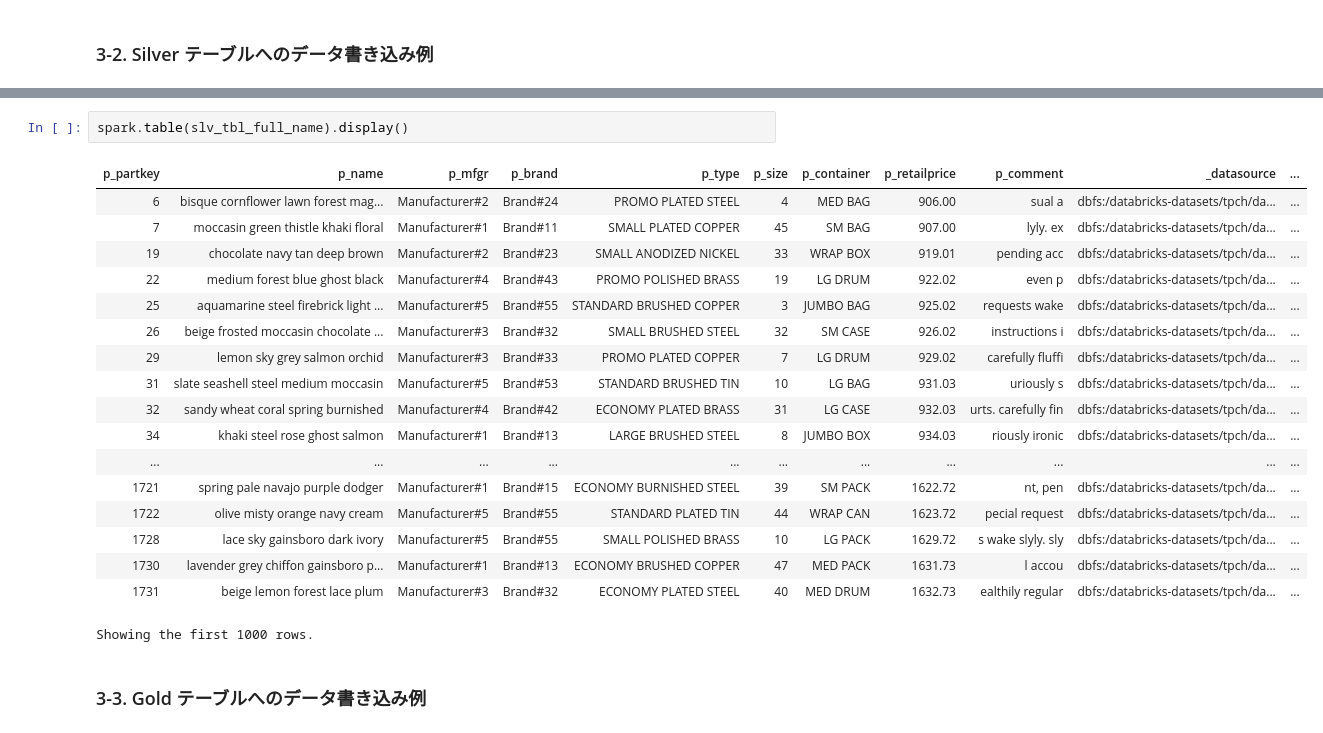
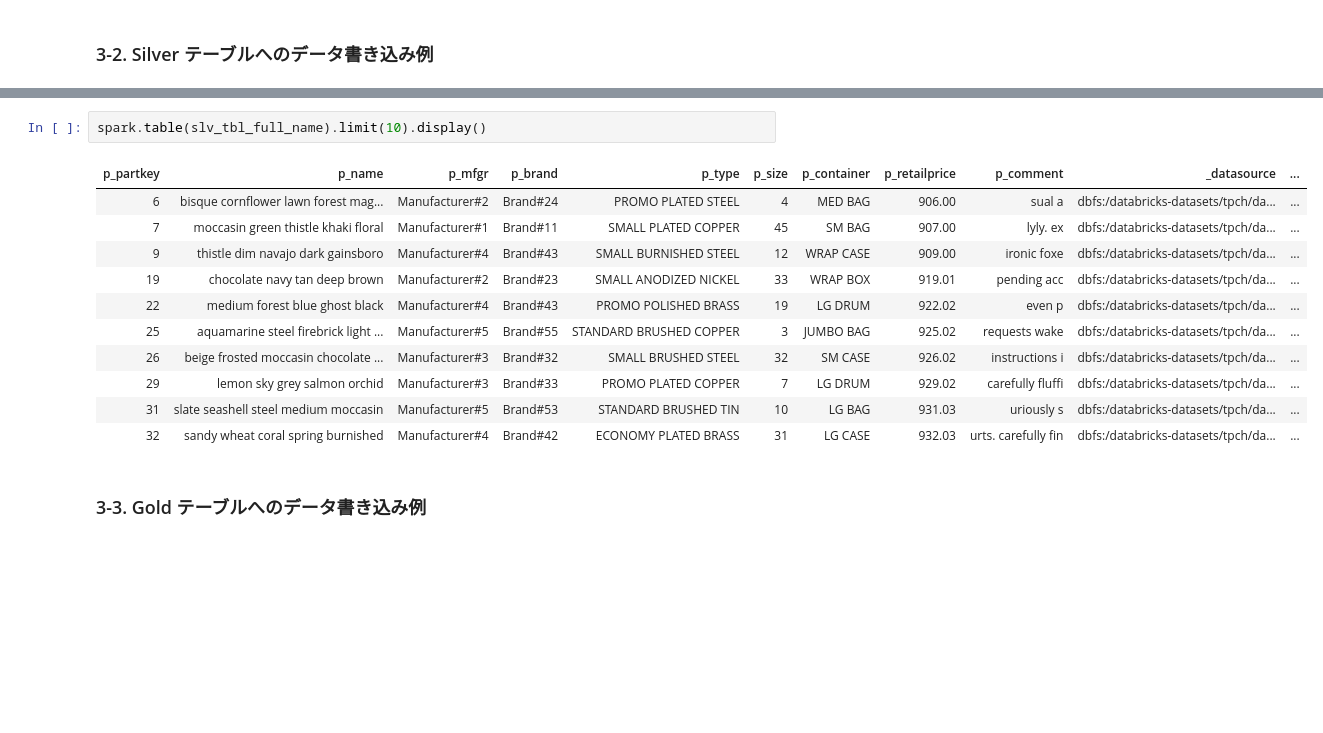
Before and after one commit to manabian-/databricks_development_practices, a Jupyter notebook: docs/jp/notebooks/T20__L100__010_PySpark によるデータエンジニアリング実践.ipynb, the cells around one changed output, grey strips where cells are left out. Cells and saved outputs as stored; diff of their text form; blank space fills up the shorter version.

```diff
--- a/docs/jp/notebooks/T20__L100__010_PySpark によるデータエンジニアリング実践.ipynb
+++ b/docs/jp/notebooks/T20__L100__010_PySpark によるデータエンジニアリング実践.ipynb
@@ -377,11 +379,12 @@ MERGE INTO {slv_tbl_full_name} AS tgt
 # %% [output]
 [interactive output not drawn]
 # %%
-spark.table(slv_tbl_full_name).display()
+spark.table(slv_tbl_full_name).limit(10).display()
 # %% [output]
 | p_partkey | p_name | p_mfgr | p_brand | p_type | p_size | p_container | p_retailprice | p_comment | _datasource | ... |
 | 6 | bisque cornflower lawn forest mag... | Manufacturer#2 | Brand#24 | PROMO PLATED STEEL | 4 | MED BAG | 906.00 | sual a | dbfs:/databricks-datasets/tpch/da... | ... |
 | 7 | moccasin green thistle khaki floral | Manufacturer#1 | Brand#11 | SMALL PLATED COPPER | 45 | SM BAG | 907.00 | lyly. ex | dbfs:/databricks-datasets/tpch/da... | ... |
+| 9 | thistle dim navajo dark gainsboro | Manufacturer#4 | Brand#43 | SMALL BURNISHED STEEL | 12 | WRAP CASE | 909.00 | ironic foxe | dbfs:/databricks-datasets/tpch/da... | ... |
 | 19 | chocolate navy tan deep brown | Manufacturer#2 | Brand#23 | SMALL ANODIZED NICKEL | 33 | WRAP BOX | 919.01 | pending acc | dbfs:/databricks-datasets/tpch/da... | ... |
 | 22 | medium forest blue ghost black | Manufacturer#4 | Brand#43 | PROMO POLISHED BRASS | 19 | LG DRUM | 922.02 | even p | dbfs:/databricks-datasets/tpch/da... | ... |
 | 25 | aquamarine steel firebrick light ... | Manufacturer#5 | Brand#55 | STANDARD BRUSHED COPPER | 3 | JUMBO BAG | 925.02 | requests wake | dbfs:/databricks-datasets/tpch/da... | ... |
@@ -389,14 +392,6 @@ spark.table(slv_tbl_full_name).display()
 | 29 | lemon sky grey salmon orchid | Manufacturer#3 | Brand#33 | PROMO PLATED COPPER | 7 | LG DRUM | 929.02 | carefully fluffi | dbfs:/databricks-datasets/tpch/da... | ... |
 | 31 | slate seashell steel medium moccasin | Manufacturer#5 | Brand#53 | STANDARD BRUSHED TIN | 10 | LG BAG | 931.03 | uriously s | dbfs:/databricks-datasets/tpch/da... | ... |
 | 32 | sandy wheat coral spring burnished | Manufacturer#4 | Brand#42 | ECONOMY PLATED BRASS | 31 | LG CASE | 932.03 | urts. carefully fin | dbfs:/databricks-datasets/tpch/da... | ... |
-| 34 | khaki steel rose ghost salmon | Manufacturer#1 | Brand#13 | LARGE BRUSHED STEEL | 8 | JUMBO BOX | 934.03 | riously ironic | dbfs:/databricks-datasets/tpch/da... | ... |
-| ... | ... | ... | ... | ... | ... | ... | ... | ... | ... | ... |
-| 1721 | spring pale navajo purple dodger | Manufacturer#1 | Brand#15 | ECONOMY BURNISHED STEEL | 39 | SM PACK | 1622.72 | nt, pen | dbfs:/databricks-datasets/tpch/da... | ... |
-| 1722 | olive misty orange navy cream | Manufacturer#5 | Brand#55 | STANDARD PLATED TIN | 44 | WRAP CAN | 1623.72 | pecial request | dbfs:/databricks-datasets/tpch/da... | ... |
-| 1728 | lace sky gainsboro dark ivory | Manufacturer#5 | Brand#55 | SMALL POLISHED BRASS | 10 | LG PACK | 1629.72 | s wake slyly. sly | dbfs:/databricks-datasets/tpch/da... | ... |
-| 1730 | lavender grey chiffon gainsboro p... | Manufacturer#1 | Brand#13 | ECONOMY BRUSHED COPPER | 47 | MED PACK | 1631.73 | l accou | dbfs:/databricks-datasets/tpch/da... | ... |
-| 1731 | beige lemon forest lace plum | Manufacturer#3 | Brand#32 | ECONOMY PLATED STEEL | 40 | MED DRUM | 1632.73 | ealthily regular | dbfs:/databricks-datasets/tpch/da... | ... |
-Showing the first 1000 rows.
 # %% [markdown]
 ### 3-3. Gold テーブルへのデータ書き込み例
 # %%
```
Also changed, not shown: parts of 4 cells of this notebook.
